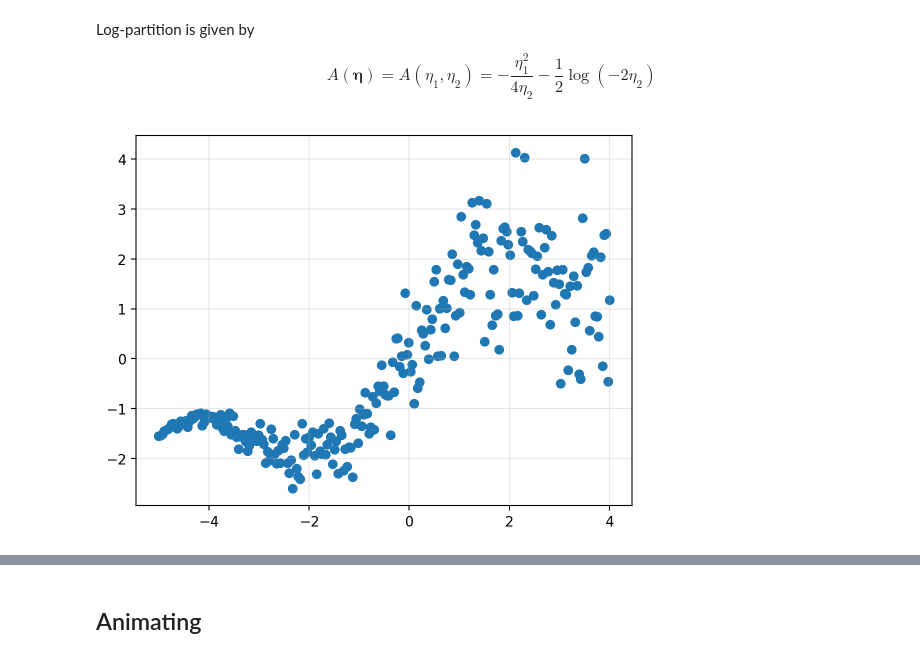
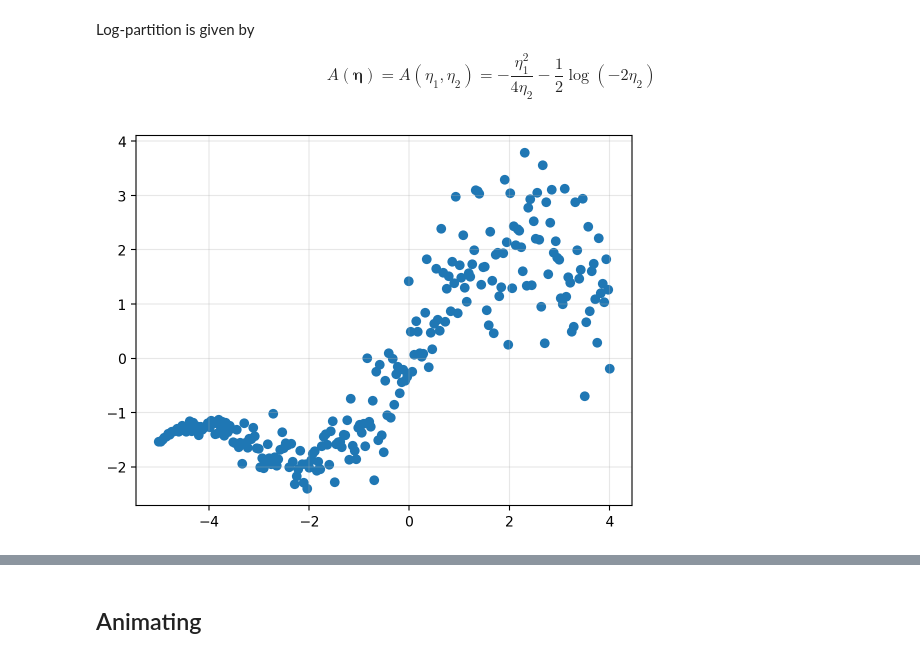
Before and after one commit to gerdm/bayes, a Jupyter notebook: exponential-families-ekf.ipynb, the cells around one changed output, grey strips where cells are left out. Drawn from its saved outputs; the diff is of its cells as text; code cells hidden in the pictures.

```diff
--- a/exponential-families-ekf.ipynb
+++ b/exponential-families-ekf.ipynb
@@ -201,34 +131,33 @@ def fourier_basis(domain, b_coef, include_bias=False):
+# %%
+def basis_transform(domain):
+    return jnp.c_[domain, domain ** 2]
 # %%
-key = jax.random.PRNGKey(3141)
+key = jax.random.PRNGKey(314)
 key_data, key_train = jax.random.split(key)
 
-
 n_samples = 250
-key_x, key_y, key_basis = jax.random.split(key_data, 3)
+key_x, key_y = jax.random.split(key_data)
 
 key_noise, key_y = jax.random.split(key_y)
 err = jax.random.normal(key_y, (n_samples,))
 
 x = jnp.linspace(-5, 4, n_samples)
 
-# scales = jax.random.uniform(key_noise, (n_samples,), minval=0.01, maxval=1.0)
 scales = jnp.linspace(0.01, 1.0, n_samples)
-# scales = np.sqrt(jnp.exp(x / 4))
+# scales = np.sqrt(jnp.exp(x / 2))
 err = err * scales
 
 
 y_clean = 0.5 * x + jnp.sin(x)
 y = y_clean + err
 
 ixs_new = jax.random.choice(key_x, n_samples, (n_samples,), replace=False)
 x, y = x[ixs_new], y[ixs_new]
 y_clean = y_clean[ixs_new]
 
-num_basis, input_dim = 10, 1
-b = jax.random.uniform(key_basis, (num_basis, input_dim), minval=-1, maxval=1)
-X = fourier_basis(x[:, None], b)
+X = basis_transform(x[:, None])
 
 plt.scatter(x, y)
 plt.grid(alpha=0.3)
 # %% [output]
-[figure, old version]
+[figure, new version]
```
Also changed, not shown: parts of 25 cells of this notebook.
